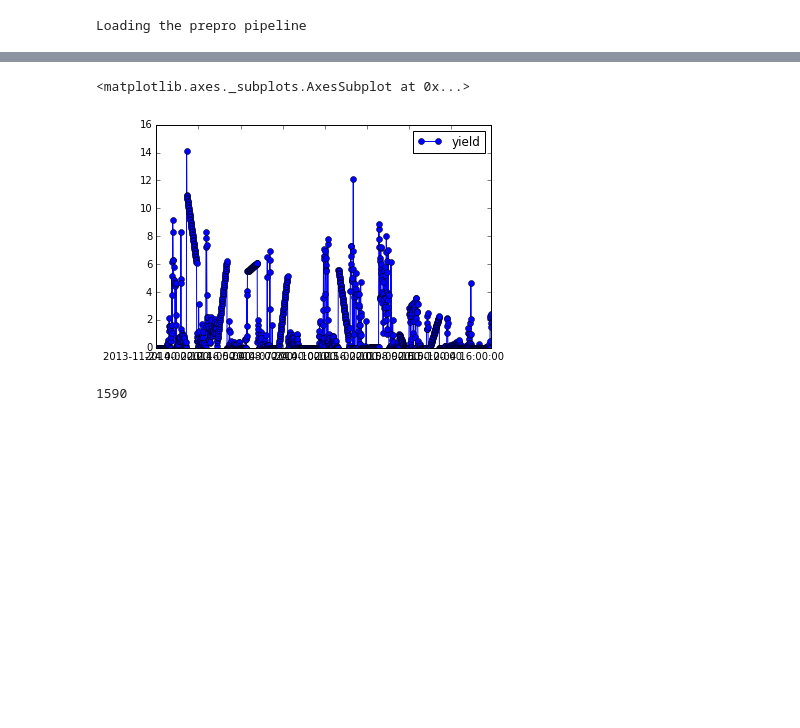
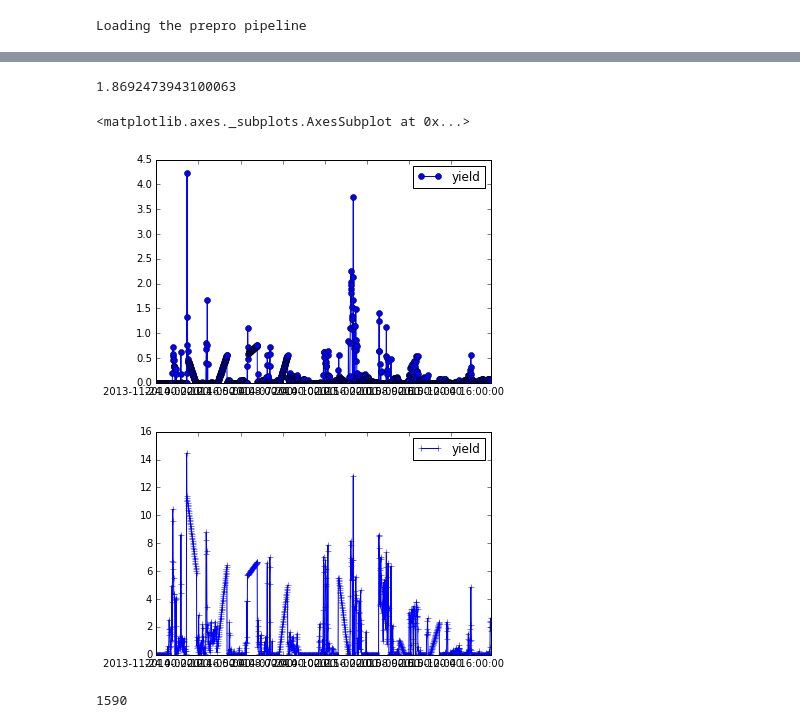
Before and after one commit to cthorey/fognet, a Jupyter notebook: ARIMA_modelling.ipynb, the cells around one changed output, grey strips where cells are left out. Cells and saved outputs as stored; diff of their text form; code cells hidden in the pictures; blank space fills up the shorter version.

```diff
--- a/ARIMA_modelling.ipynb
+++ b/ARIMA_modelling.ipynb
@@ -75,13 +205,21 @@ Will write output to /Users/thorey/Documents/project/competition/fognet/models/b
+# %%
+model.get_score()
+# %% [output]
+1.8692473943100063
 # %%
 df0 = model.df.groupby('group').get_group('group0')
 order,seasonal_order= model.fit_best_arima(x=df0['yield'],xreg=df0[model.regressors])
 # %%
-a = pd.read_csv('/Users/thorey/Documents/project/competition/fognet/models/bbking/arima/submissions_20160406_163940.csv',index_col=0)
+a = pd.read_csv('/Users/thorey/Documents/project/competition/fognet/models/bbking/arima/submissions_20160406_173258.csv',index_col=0)
+# %%
+b = pd.read_csv('/Users/thorey/Documents/project/competition/fognet/models/bbking/arima/submissions_20160406_183518.csv',index_col=0)
 # %%
 a.plot(marker='o')
+b.plot(marker='+')
 # %% [output]
 <matplotlib.axes._subplots.AxesSubplot at 0x...>
-[figure, old version]
+[figure, new version]
+[figure, added]
 # %%
 len(a)
 # %% [output]
```
Also changed, not shown: parts of 23 cells of this notebook, 2 other files.
